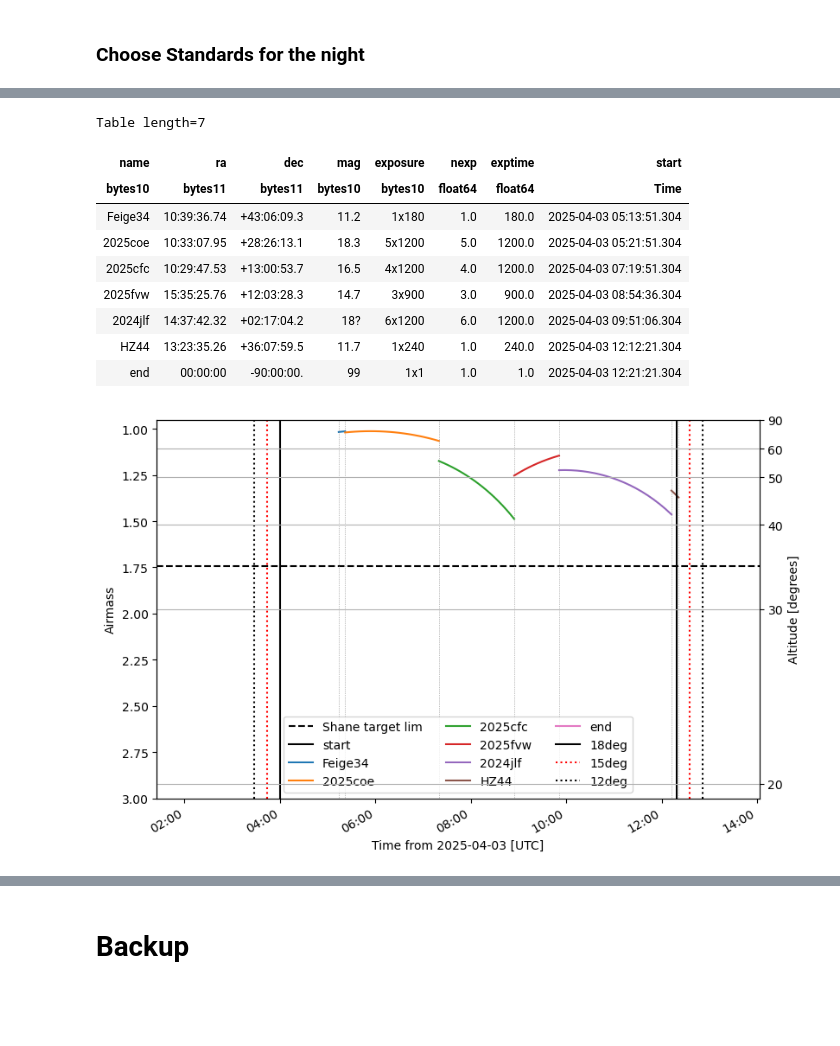
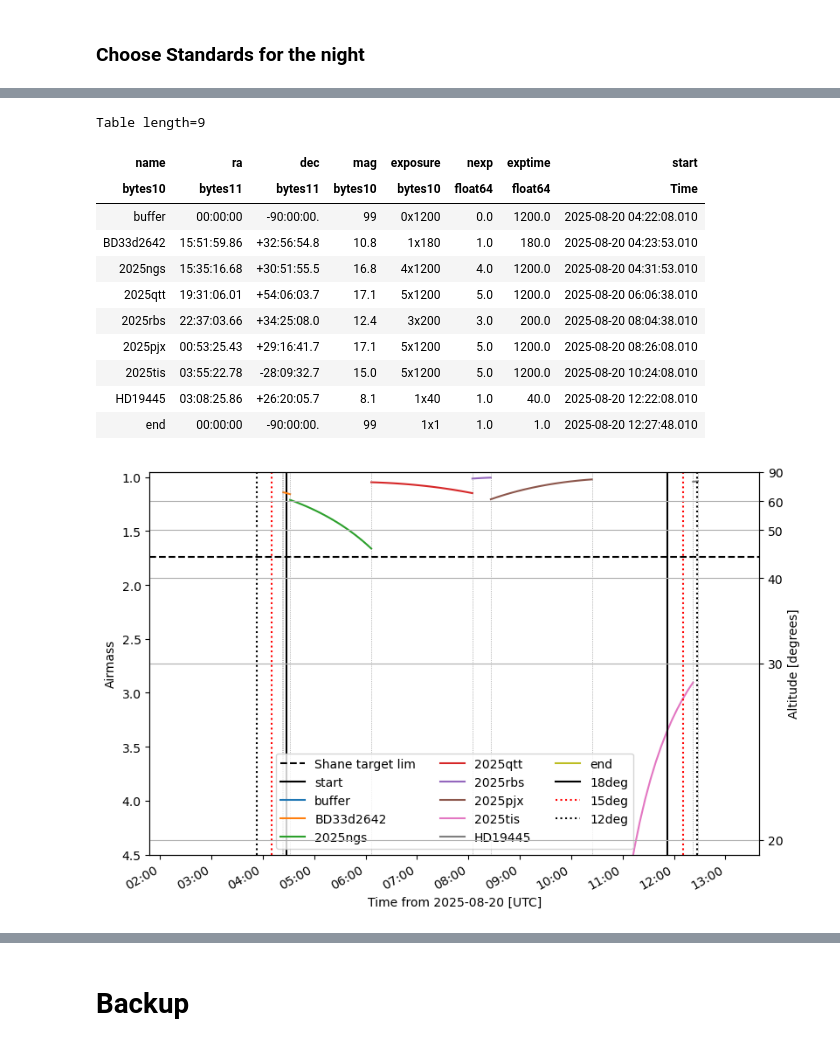
Before and after one commit to svalenti/Keck_observations, a Jupyter notebook: 20250819_kast/visibility_Lick19Aug2025.ipynb, the cells around one changed output, grey strips where cells are left out. Cells and saved outputs as stored; diff of their text form; code cells hidden in the pictures; blank space fills up the shorter version.

```diff
--- a/20250819_kast/visibility_Lick19Aug2025.ipynb
+++ b/20250819_kast/visibility_Lick19Aug2025.ipynb
@@ -38,9 +38,9 @@ custom_cycler = cycler(linestyle=['-', '--'])*cycler(color=colors)
 # %%
 observer = astroplan.Observer.at_site('lick')
 # %%
-utdate = '2025-05-20 03:37:00'
+utdate = '2025-08-20 03:00:00'
 today = Time(utdate, scale='utc')
-date = '20052025'
+date = '19082025'
 # %%
 pre_twi12deg = observer.sun_set_time(today, horizon=-12*u.degree)
 print('12 deg eve twilight', pre_twi12deg.iso)
@@ -152,5 +152,5 @@ chosen_stds = [Feige34,BD262606]
 # %%
-targetlist = pd.read_csv('Targets_Lick_03Apr2025.dat',delim_whitespace=True,index_col=None,comment='#')
+targetlist = pd.read_csv('Targets_Lick_19Aug2025.dat',delim_whitespace=True,index_col=None,comment='#')
 vars = globals()
 for row,target in targetlist.iterrows():
     vars[target['target']] = astroplan.FixedTarget(coord=SkyCoord(target['ra'],target['dec'], unit=(u.hourangle, u.degree)),
@@ -219,14 +210,17 @@ BD262606    14:49:02.35 +25:42:09.1 9.7  1x135
 BD174708    22:11:31.37 +18:05:34.2 9.2  1x135
 """
 # %%
-tab ="""Feige34     10:39:36.74 +43:06:09.3 11.2 1x180
-2025coe     10:33:07.95 +28:26:13.1 18.3 5x1200
-2025cfc     10:29:47.53 +13:00:53.7 16.5 4x1200
-2025fvw     15:35:25.76 +12:03:28.3 14.7 3x900
-2024jlf     14:37:42.32 +02:17:04.2	18? 6x1200
+
+tab ="""buffer      00:00:00    -90:00:00.  99    0x1200
 BD33d2642   15:51:59.86 +32:56:54.8 10.8 1x180
+2025ngs     15:35:16.68 +30:51:55.5 16.8 4x1200
+2025qtt     19:31:06.01 +54:06:03.7 17.1 5x1200
+2025qpk     20:44:37.56 -01:43:12.6 14.7 3x600
+2025rbs     22:37:03.66 +34:25:08.0 12.4 3x200
+2025pjx     00:53:25.43 +29:16:41.7 17.1 5x1200
+2025tis	    03:55:22.78 -28:09:32.7	15.0 4x1200
+HD19445     03:08:25.86 +26:20:05.7 8.1 1x40
 end     00:00:00     -90:00:00.  99 1x1"""
-
 #2024aeee	08:14:51.31 	+73:34:46.1 19  6x1200
 #2025adj     14:59:44.47 +51:27:47.0 17 5x1200
 # buffer      05:00:00    -50:00:00   xx   6x1200
@@ -259,7 +253,7 @@ tbdata['nexp'] = nexp
 tbdata['exptime'] = exptime
 # %%
 #night_start = handoff
-night_start = Time(pre_twi15deg.iso) + 1.5*u.hour
+night_start = Time(pre_twi15deg.iso) + 0.2*u.hour
 readout_time = 195*u.second
 slew = 300*u.second
 obs_start = [night_start]
@@ -272,16 +266,18 @@ tbdata['start'] = obs_start[:-1]
 tbdata.write('./plan_%s.txt'%date, format='ascii.fixed_width', overwrite=True)
 tbdata
 # %% [output]
-Table length=7
+Table length=9
 | name | ra | dec | mag | exposure | nexp | exptime | start |
 | bytes10 | bytes11 | bytes11 | bytes10 | bytes10 | float64 | float64 | Time |
-| Feige34 | 10:39:36.74 | +43:06:09.3 | 11.2 | 1x180 | 1.0 | 180.0 | 2025-04-03 05:13:51.304 |
-| 2025coe | 10:33:07.95 | +28:26:13.1 | 18.3 | 5x1200 | 5.0 | 1200.0 | 2025-04-03 05:21:51.304 |
-| 2025cfc | 10:29:47.53 | +13:00:53.7 | 16.5 | 4x1200 | 4.0 | 1200.0 | 2025-04-03 07:19:51.304 |
-| 2025fvw | 15:35:25.76 | +12:03:28.3 | 14.7 | 3x900 | 3.0 | 900.0 | 2025-04-03 08:54:36.304 |
-| 2024jlf | 14:37:42.32 | +02:17:04.2 | 18? | 6x1200 | 6.0 | 1200.0 | 2025-04-03 09:51:06.304 |
-| HZ44 | 13:23:35.26 | +36:07:59.5 | 11.7 | 1x240 | 1.0 | 240.0 | 2025-04-03 12:12:21.304 |
-| end | 00:00:00 | -90:00:00. | 99 | 1x1 | 1.0 | 1.0 | 2025-04-03 12:21:21.304 |
+| buffer | 00:00:00 | -90:00:00. | 99 | 0x1200 | 0.0 | 1200.0 | 2025-08-20 04:22:08.010 |
+| BD33d2642 | 15:51:59.86 | +32:56:54.8 | 10.8 | 1x180 | 1.0 | 180.0 | 2025-08-20 04:23:53.010 |
+| 2025ngs | 15:35:16.68 | +30:51:55.5 | 16.8 | 4x1200 | 4.0 | 1200.0 | 2025-08-20 04:31:53.010 |
+| 2025qtt | 19:31:06.01 | +54:06:03.7 | 17.1 | 5x1200 | 5.0 | 1200.0 | 2025-08-20 06:06:38.010 |
+| 2025rbs | 22:37:03.66 | +34:25:08.0 | 12.4 | 3x200 | 3.0 | 200.0 | 2025-08-20 08:04:38.010 |
+| 2025pjx | 00:53:25.43 | +29:16:41.7 | 17.1 | 5x1200 | 5.0 | 1200.0 | 2025-08-20 08:26:08.010 |
+| 2025tis | 03:55:22.78 | -28:09:32.7 | 15.0 | 5x1200 | 5.0 | 1200.0 | 2025-08-20 10:24:08.010 |
+| HD19445 | 03:08:25.86 | +26:20:05.7 | 8.1 | 1x40 | 1.0 | 40.0 | 2025-08-20 12:22:08.010 |
+| end | 00:00:00 | -90:00:00. | 99 | 1x1 | 1.0 | 1.0 | 2025-08-20 12:27:48.010 |
 # %%
 fig = plt.figure(figsize=(9,6))
 fig.subplotpars.update(bottom=0.15)
@@ -290,35 +286,35 @@ ax.axhline(1/np.cos(((90-35)*u.degree).to(u.radian)), color='k', ls='--', label=
 #time = today+np.linspace(0, 0.32, 100)
 last_time = handoff
 ax.axvline(pre_twi12deg.plot_date, color='k',  ls=':')
 ax.axvline(pre_twi15deg.plot_date, color='red', ls=':')
 ax.axvline(pre_twi18deg.plot_date, color='k',label='start')
 for indx, cycle in enumerate(custom_cycler):
     try:
         irow = tbdata[indx]
     except IndexError:
         break
     itarget = astroplan.FixedTarget(coord=SkyCoord(ra=irow['ra'], dec=irow['dec'], unit=(u.hourangle, u.degree)),
                                    name=irow['name'])
     try:
         time = irow['start'] + np.linspace(0,(tbdata[indx+1]['start']-irow['start']).value, 20)
     except IndexError:
         time = irow['start'] + np.linspace(0,(handoff-irow['start']).value, 20)
     plots.plot_airmass(itarget, observer, time, altitude_yaxis=True, ax=ax, style_kwargs=cycle)
 
 ax.axvline(twi18deg.plot_date, label='18deg', color='k')
 ax.axvline(twi15deg.plot_date, linestyle=':', label='15deg', color='red')
 ax.axvline(twi12deg.plot_date, linestyle=':', label='12deg', color='k')
 # ax.axvline(handoff.plot_date, label='handoff', color='k')
 for start_time in tbdata['start']:
     ax.axvline(start_time.plot_date, color='gray', lw=0.5, ls=':')
 ax.legend(ncol=3, loc='lower center')
 #ax.set_xlim(pre_twi15deg.plot_date-0.05, handoff.plot_date+0.05)
 ax.set_xlim(start.plot_date-0.05, twi12deg.plot_date+0.05)
-ax.set_ylim(ymax=0.95)
+ax.set_ylim(ymax=0.95,ymin=4.5)
 plt.grid()
 plt.savefig('schedule_%s.pdf'%date)
 # %% [output]
-[figure, old version]
+[figure, new version]
 # %%
 import matplotlib.dates as dates
 
```
Also changed, not shown: parts of 8 cells of this notebook, 2 other files.
